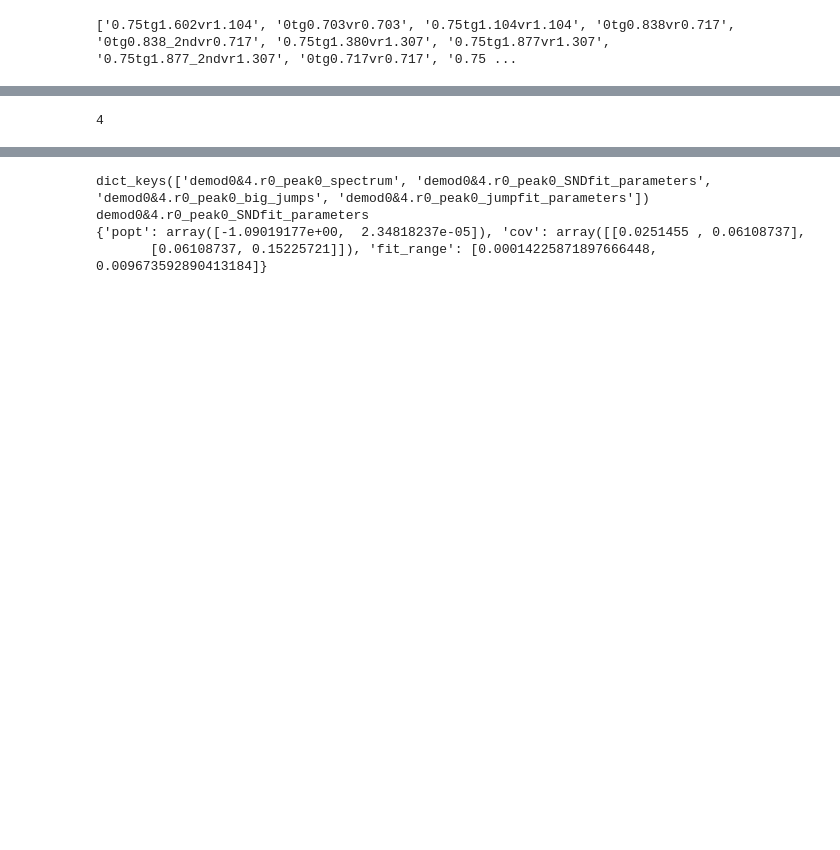
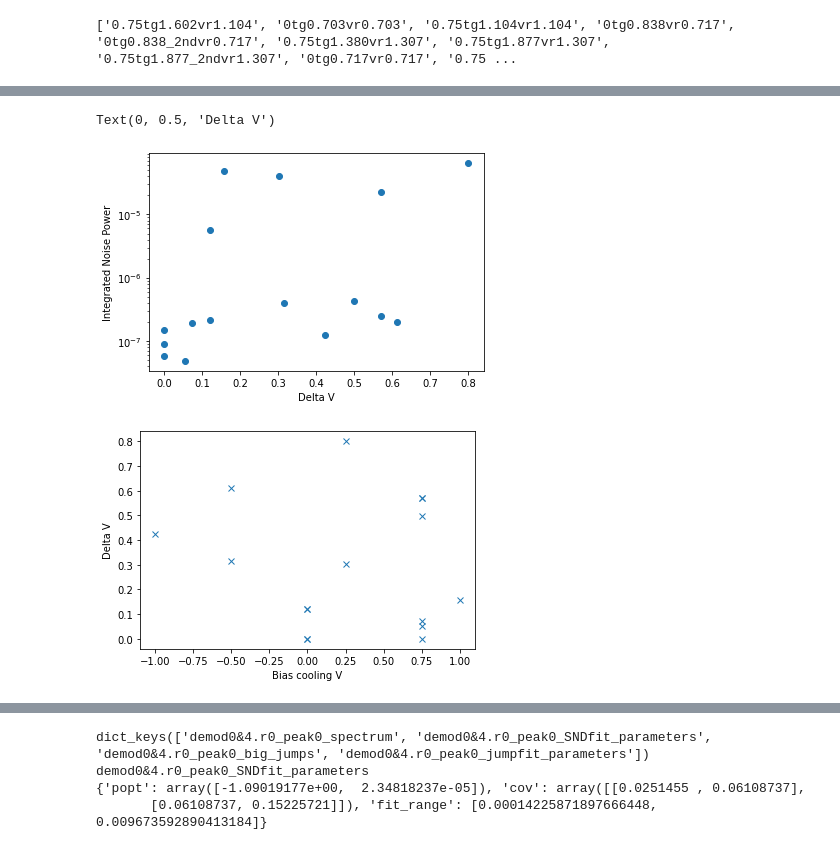
Before and after one commit to qkitgroup/qkit, a Jupyter notebook: qkit/analysis/semiconductor/scripts/Peaktracking_analysis.ipynb, the cells around one changed output, grey strips where cells are left out. Cells and saved outputs as stored; diff of their text form; code cells hidden in the pictures; blank space fills up the shorter version.

Commit message:
Delta V over int PSD

```diff
--- a/qkit/analysis/semiconductor/scripts/Peaktracking_analysis.ipynb
+++ b/qkit/analysis/semiconductor/scripts/Peaktracking_analysis.ipynb
@@ -453,9 +449,43 @@ dict_keys(['0.75tg1.602', '0tg0.703', '0.75tg1.104', '0tg0.838', '0tg0.838_2nd',
-# %%
-float_no = 4.
-if float_no.is_integer():
-    key = f'{float_no:.0f}'
-else:
-    key = f'{float_no}'
-print(key)
-# %% [output]
-4
+# %%
+def get_Delta_tgv_rv(data_dict):
+    x_data = []
+    y_data = []
+    bcv    = []
+    for key in data_dict.keys():
+        tgv = float(key.split("tg")[1].split("vr")[0].split("_")[0])
+        rv = float(key.split("vr")[1])
+        bcv.append(float(key.split("tg")[0]))
+        x_data.append(tgv-rv)
+
+        fit_key = find_key(data_dict[key], sub_key + "_SNDfit")
+        #print(fit_key)
+        if fit_key != "not_found":
+            fit_pars = data_dict[key][fit_key]["popt"]
+
+            f_min = 1e-4
+            f_max = 1e-2
+
+            band = np.linspace(f_min, f_max, 100000)
+            spec = func_power2(band, *fit_pars)
+
+            y_data.append(np.sum(np.diff(band) * spec[:-1]))
+
+    return x_data, y_data, bcv
+
+deltaV, intPSD, bcv = get_Delta_tgv_rv(filtered_dict)
+
+%matplotlib inline
+
+plt.plot(deltaV, intPSD, "o")
+plt.xlabel("Delta V")
+plt.ylabel("Integrated Noise Power")
+plt.yscale("log")
+
+plt.figure()
+plt.plot(bcv, deltaV, "x")
+plt.xlabel("Bias cooling V")
+plt.ylabel("Delta V")
+# %% [output]
+Text(0, 0.5, 'Delta V')
+[figure, added]
+[figure, added]
```
Also changed, not shown: parts of 6 cells of this notebook.
